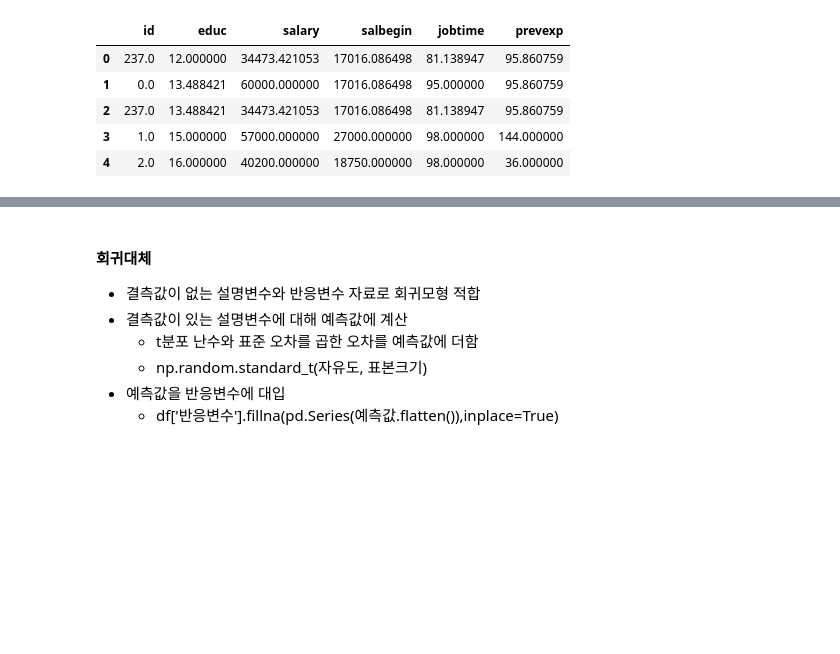
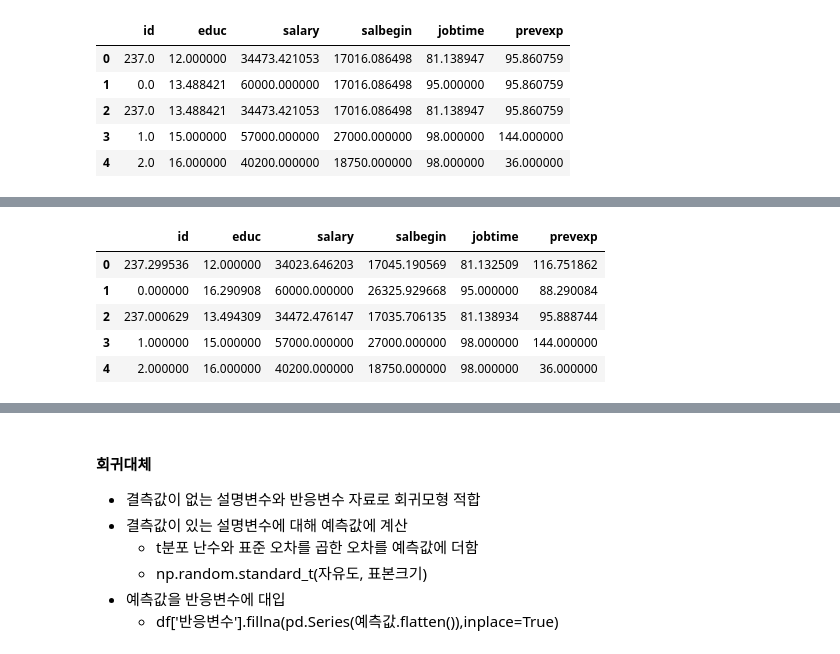
Before and after one commit to uijungkwon/data_analysis, a Jupyter notebook: BSA05/BSA05_Missing-Value.ipynb, the cells around one changed output, grey strips where cells are left out. Cells and saved outputs as stored; diff of their text form; code cells hidden in the pictures; blank space fills up the shorter version.

```diff
--- a/BSA05/BSA05_Missing-Value.ipynb
+++ b/BSA05/BSA05_Missing-Value.ipynb
@@ -311,8 +341,15 @@ from sklearn.experimental import enable_iterative_imputer
 from sklearn.impute import IterativeImputer
 # %%
-확률대체 = lterativeImputer(random_state = 0)
+확률대체 = IterativeImputer(random_state = 0)
 확률대체.set_output(transform='pandas')
 대체자료 = 확률대체.fit_transform(수치결측자료)
 대체자료.head()
+# %% [output]
+|  | id | educ | salary | salbegin | jobtime | prevexp |
+| 0 | 237.299536 | 12.000000 | 34023.646203 | 17045.190569 | 81.132509 | 116.751862 |
+| 1 | 0.000000 | 16.290908 | 60000.000000 | 26325.929668 | 95.000000 | 88.290084 |
+| 2 | 237.000629 | 13.494309 | 34472.476147 | 17035.706135 | 81.138934 | 95.888744 |
+| 3 | 1.000000 | 15.000000 | 57000.000000 | 27000.000000 | 98.000000 | 144.000000 |
+| 4 | 2.000000 | 16.000000 | 40200.000000 | 18750.000000 | 98.000000 | 36.000000 |
 # %%
 ### KNN
```
Also changed, not shown: parts of 24 cells of this notebook.
